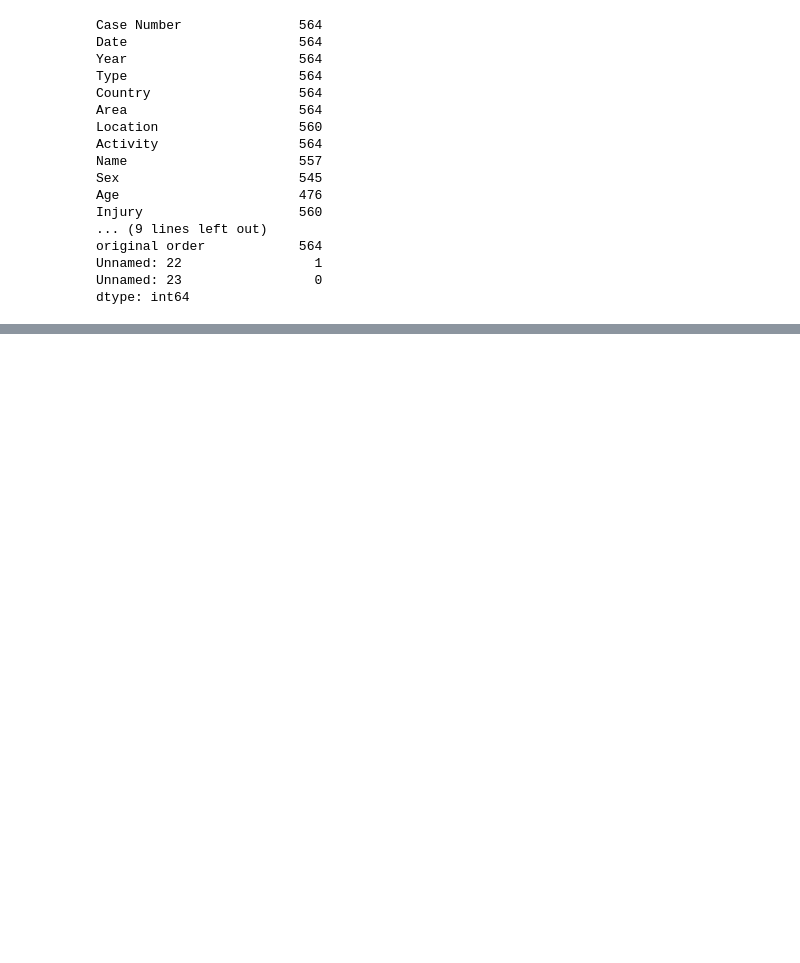
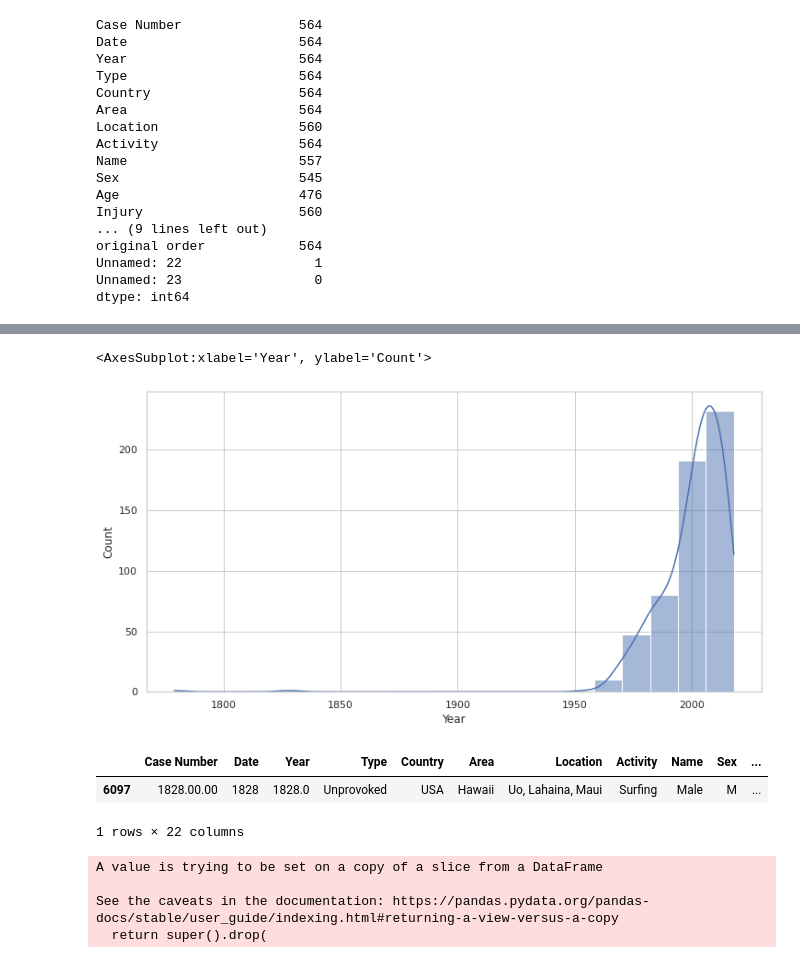
Before and after one commit to LuisSerranoCerame/w2-pandas-project, a Jupyter notebook: Pruebas.ipynb, the cells around one changed output, grey strips where cells are left out. Drawn from its saved outputs; the diff is of its cells as text; code cells hidden in the pictures; blank space fills up the shorter version.

```diff
--- a/Pruebas.ipynb
+++ b/Pruebas.ipynb
@@ -170,0 +278,18 @@ dtype: int64
+# %%
+sns.histplot(x=surf_usa.Year,bins=20,kde=True)
+# %% [output]
+<AxesSubplot:xlabel='Year', ylabel='Count'>
+[figure, added]
+# %%
+surf_usa.loc[surf_usa["Year"] == 1828].sample(1)
+# %% [output]
+|  | Case Number | Date | Year | Type | Country | Area | Location | Activity | Name | Sex | ... |
+| 6097 | 1828.00.00 | 1828 | 1828.0 | Unprovoked | USA | Hawaii | Uo, Lahaina, Maui | Surfing | Male | M | ... |
+1 rows × 22 columns
+# %%
+surf_usa.drop([6097],axis=0,inplace=True)
+# %% [output]
+A value is trying to be set on a copy of a slice from a DataFrame
+
+See the caveats in the documentation: https://pandas.pydata.org/pandas-docs/stable/user_guide/indexing.html#returning-a-view-versus-a-copy
+  return super().drop(
```
Also changed, not shown: parts of 73 cells of this notebook.
